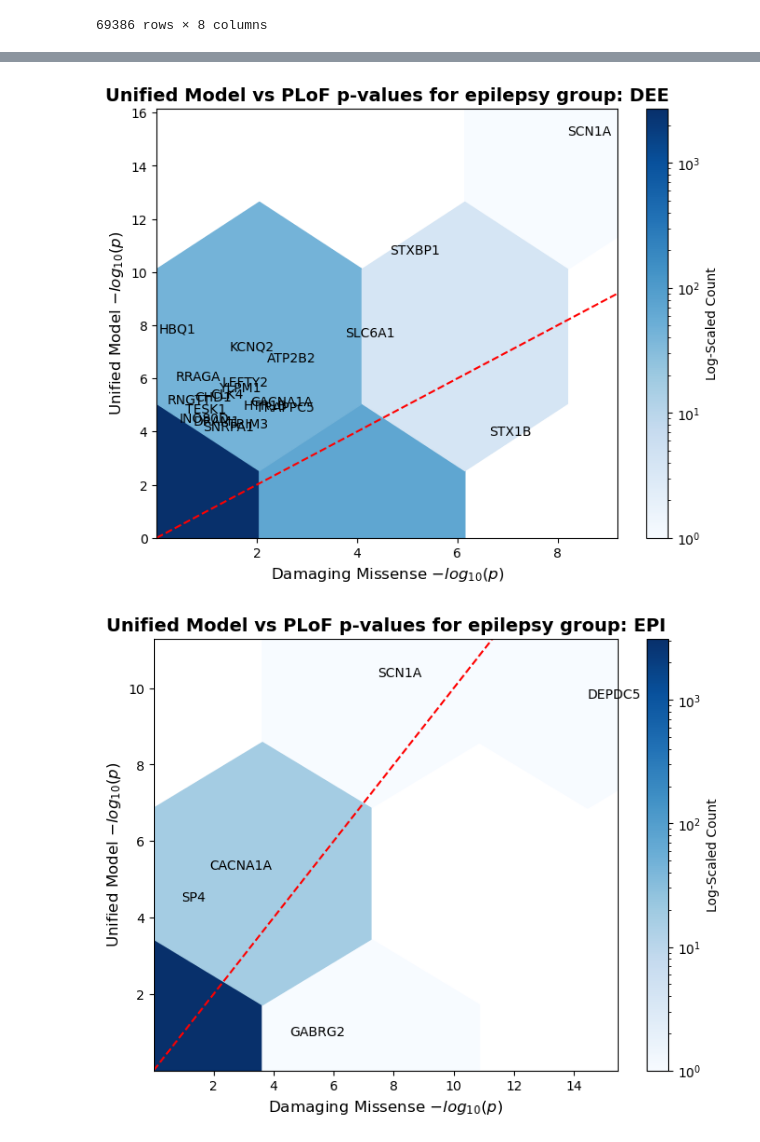
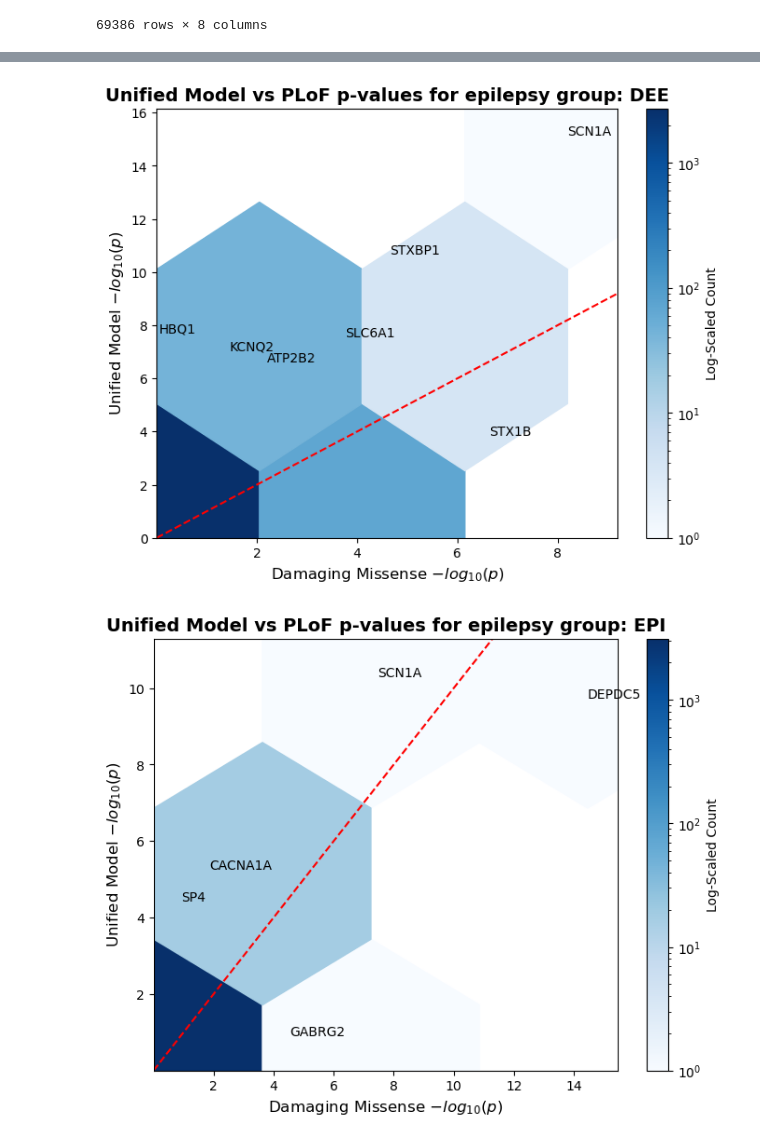
Before and after one commit to healthcare-medicine-ai/wgs-constraint-llm, a Jupyter notebook: Epilepsy Analysis.ipynb, the cells around one changed output, grey strips where cells are left out. Drawn from its saved outputs; the diff is of its cells as text; code cells hidden in the pictures.

Commit message:
Updating plots and analysis from reviewer feedback

```diff
--- a/Epilepsy Analysis.ipynb
+++ b/Epilepsy Analysis.ipynb
@@ -372,4 +346,8 @@ unified_model_df[filter_mask].sort_values('p_unified')
 # %%
+# Read the saved model results
+unified_model_df = pd.read_csv(results_path + "epilepsy_unified_model_pvalues.tsv", sep='\t')
+pub_dfs = []
+
 # Iterate over each unique group in the DataFrame to visualize the results
 for group in unified_model_df['group'].unique():
     file_pattern = data_path + f"{group}_results_2023_12_30_14_36_*.csv"
@@ -385,6 +363,8 @@ for group in unified_model_df['group'].unique():
         # Compute -log10 of p-values for plotting
         merged_pub_df['minus_log_pval'] = -np.log10(merged_pub_df['p_unified'])
         merged_pub_df['minus_log_missense_pval'] = -np.log10(np.minimum(merged_pub_df['Damaging Missense p‑val'], merged_pub_df['PTV p‑val']))
+
+        pub_dfs.append(merged_pub_df.copy())
 
         # Set up the plot
         plt.figure(figsize=(8, 6))
@@ -410,37 +390,41 @@ for group in unified_model_df['group'].unique():
         # Create a hexbin plot to visualize the relationship between the p-values
         plt.hexbin(merged_pub_df['minus_log_missense_pval'], merged_pub_df['minus_log_pval'], gridsize=2, cmap='Blues', norm=LogNorm())
 
         # Add a diagonal line for reference
         plt.plot([0, max_pval+1], [0, max_pval+1], color='red', linestyle='--')
 
         # Annotate genes where the difference between p-values is significant
         for _, row in merged_pub_df.iterrows():
-            if (abs((row['minus_log_missense_pval'] - row['minus_log_pval'])) > 2) & (max(row['minus_log_missense_pval'], row['minus_log_pval']) > 4):
-                plt.text(row['minus_log_missense_pval'], row['minus_log_pval'], row['gene_name'], fontsize=10)
+            if group == 'DEE':
+                if (abs((row['minus_log_missense_pval'] - row['minus_log_pval'])) > 2) & (max(row['minus_log_missense_pval'], row['minus_log_pval']) > 6):
+                    plt.text(row['minus_log_missense_pval'], row['minus_log_pval'], row['gene_name'], fontsize=10)
+            else:
+                if (abs((row['minus_log_missense_pval'] - row['minus_log_pval'])) > 2) & (max(row['minus_log_missense_pval'], row['minus_log_pval']) > 4):
+                    plt.text(row['minus_log_missense_pval'], row['minus_log_pval'], row['gene_name'], fontsize=10)
 
         # Set axis limits and labels
         plt.xlim(min_pval_x, max_pval_x+1)
         plt.ylim(min_pval_y, max_pval_y+1)
 
         # Axis labels and title (bolded)
         plt.xlabel(r'Damaging Missense $-log_{10}(p)$', fontsize=12)
         plt.ylabel(r'Unified Model $-log_{10}(p)$', fontsize=12)
         plt.title(f'Unified Model vs PLoF p-values for epilepsy group: {group}', fontsize=14, fontweight="bold")
 
         # Add a color bar to the plot
         plt.colorbar(label='Log-Scaled Count')
 
         # Save the plot
-        plt.savefig(results_path + f"Figure 3: p-value comparison for epilepsy genes in group {group}")
+        plt.savefig(results_path + f"Figure 4: p-value comparison for epilepsy genes in group {group}")
 
         # Show the plot
         plt.show()
 
     else:
         # If no files are found for the group, print a message
         print(f"No files found for group {group}")
 # %% [output]
-[figure, old version]
+[figure, new version]
 [figure]
 [figure]
 [figure]
```
Also changed, not shown: parts of 3 cells of this notebook, 15 other files.
